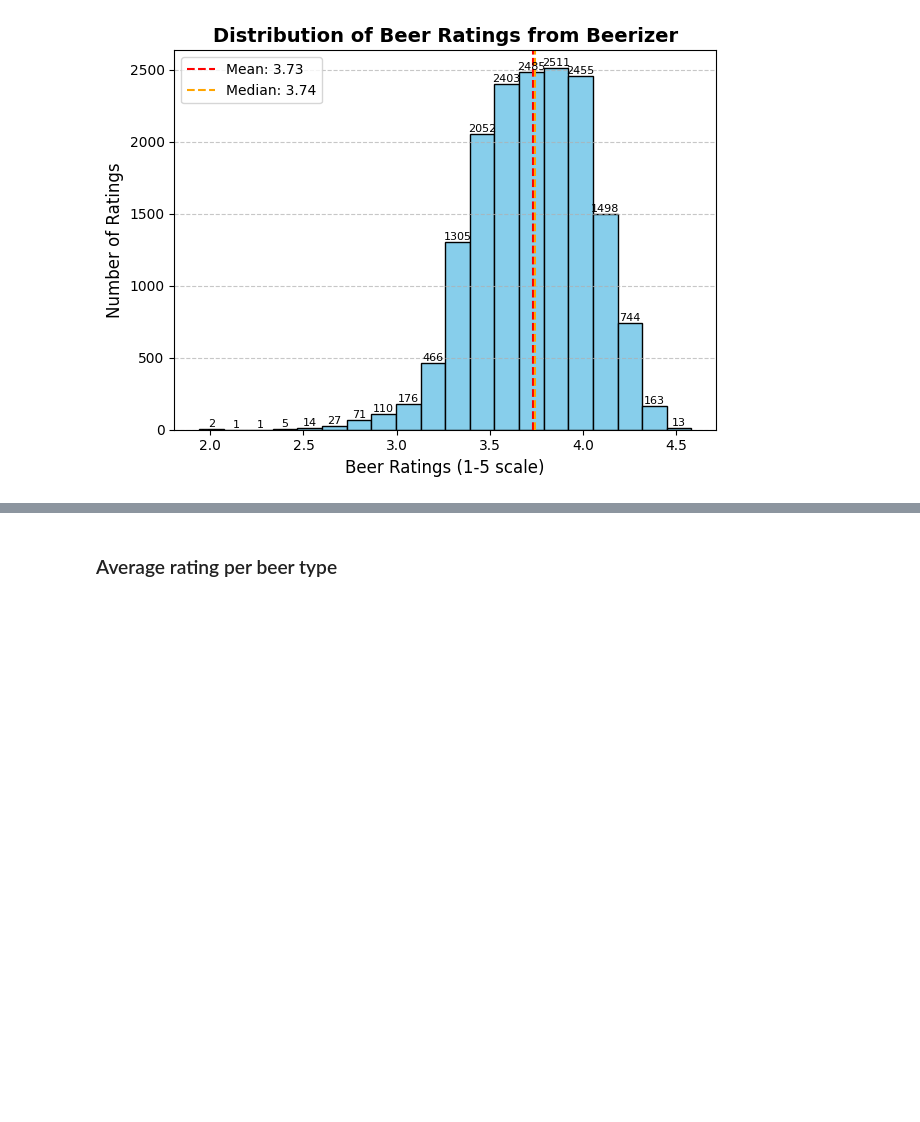
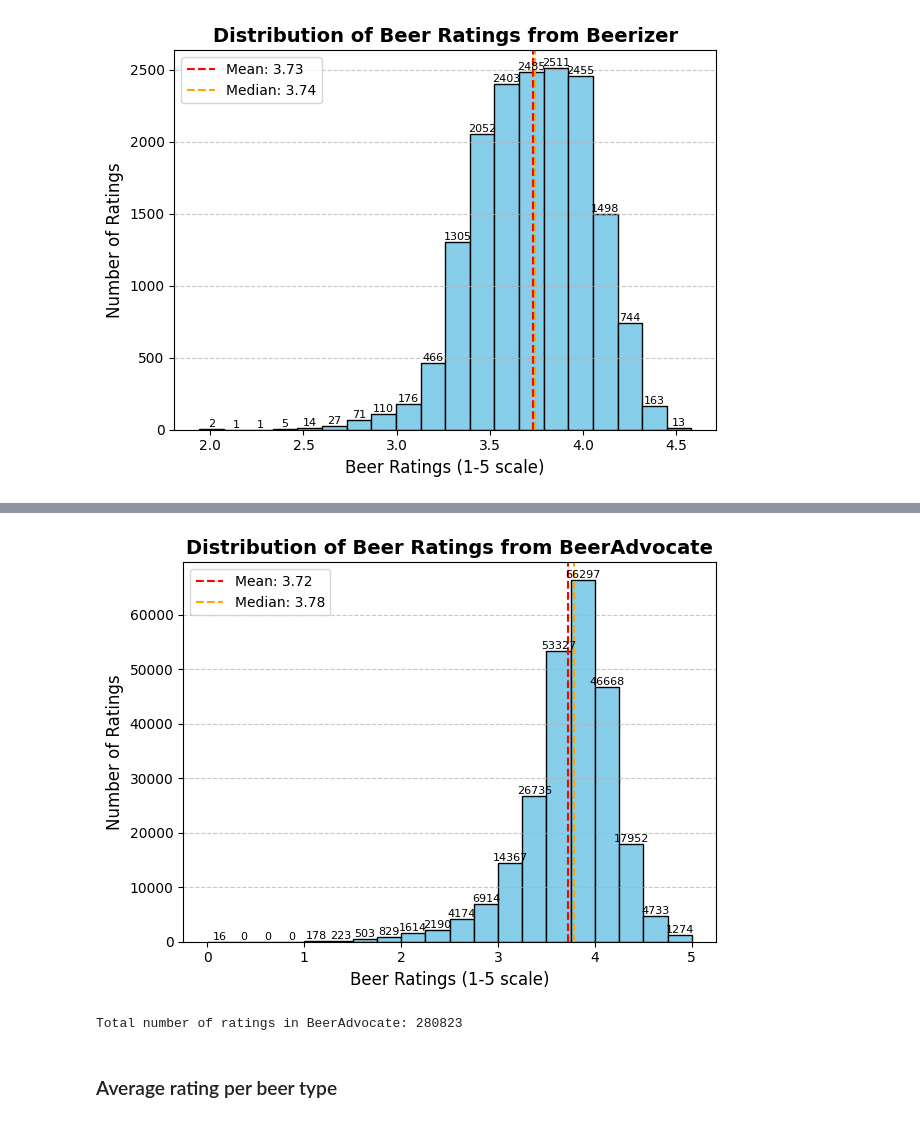
Before and after one commit to epfl-ada/ada-2024-project-pada-wan, a Jupyter notebook: prices.ipynb, the cells around one changed output, grey strips where cells are left out. Saved outputs shown, nothing was run; the diff lists cells and outputs as text; code cells hidden in the pictures; blank space fills up the shorter version.

```diff
--- a/prices.ipynb
+++ b/prices.ipynb
@@ -158,3 +192,37 @@ plt.show()
+# %%
+df_BeerAdvocate = pd.read_csv('./BeerAdvocate/beers.csv')
+#clean the dataset
+#drop rows with missing values
+# df_BeerAdvocate = df_BeerAdvocate.dropna()
+
+
+#lets first look at the grade distribution
+counts, bins, patches = plt.hist(df_BeerAdvocate['avg'], bins=20, color='skyblue', edgecolor='black')
+mean = df_BeerAdvocate['avg'].mean()
+median = df_BeerAdvocate['avg'].median()
+
+plt.axvline(mean, color='red', linestyle='--', label=f'Mean: {mean:.2f}')
+plt.axvline(median, color='orange', linestyle='--', label=f'Median: {median:.2f}')
+plt.legend()
+
+# Annotate Bars
+for count, patch in zip(counts, patches):
+    plt.text(patch.get_x() + patch.get_width() / 2, count, int(count),
+             ha='center', va='bottom', fontsize=8)
+
+plt.xlabel('Beer Ratings (1-5 scale)', fontsize=12)
+plt.ylabel('Number of Ratings', fontsize=12)
+plt.title('Distribution of Beer Ratings from BeerAdvocate', fontsize=14, fontweight='bold')
+plt.grid(axis='y', linestyle='--', alpha=0.7)
+plt.tight_layout()
+
+plt.show()
+
+#print total number of ratings
+print(f"Total number of ratings in BeerAdvocate: {len(df_BeerAdvocate)}")
+# %% [output]
+[figure, added]
+Total number of ratings in BeerAdvocate: 280823
 # %% [markdown]
 ### Average rating per beer type
 # %%
```
Also changed, not shown: parts of 13 cells of this notebook, 1 other file.
